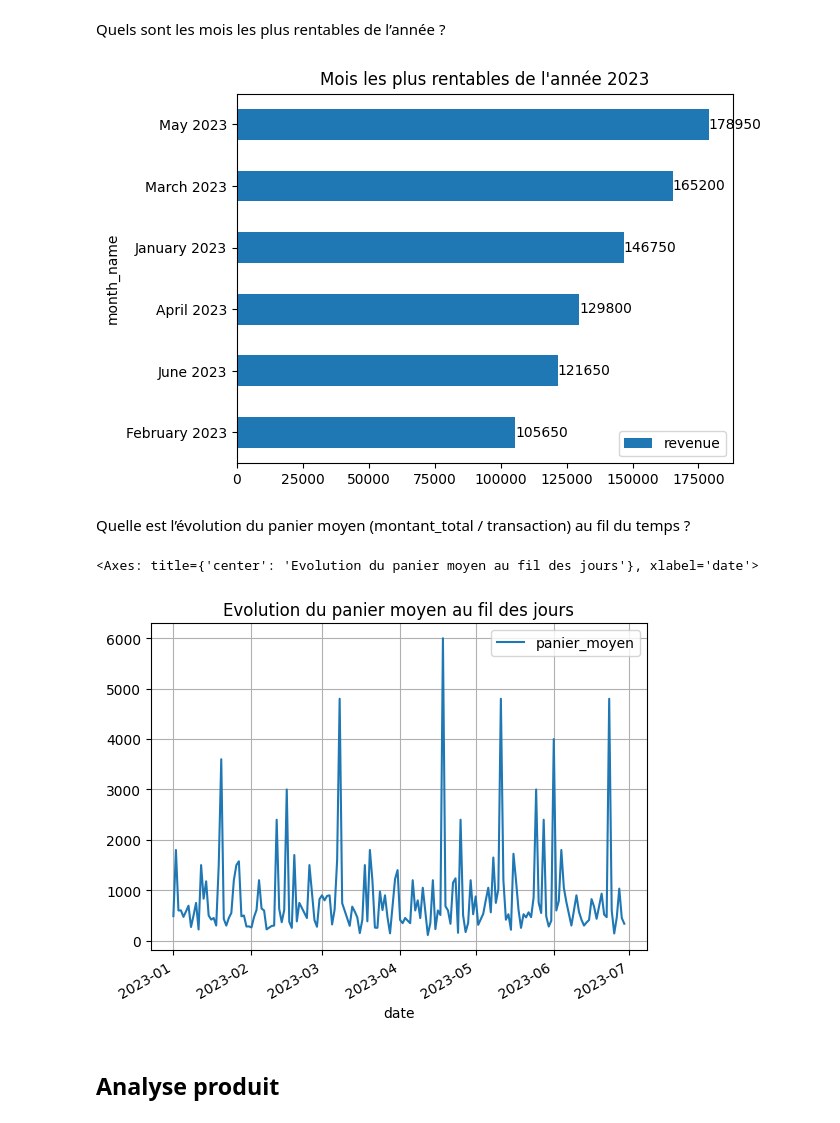
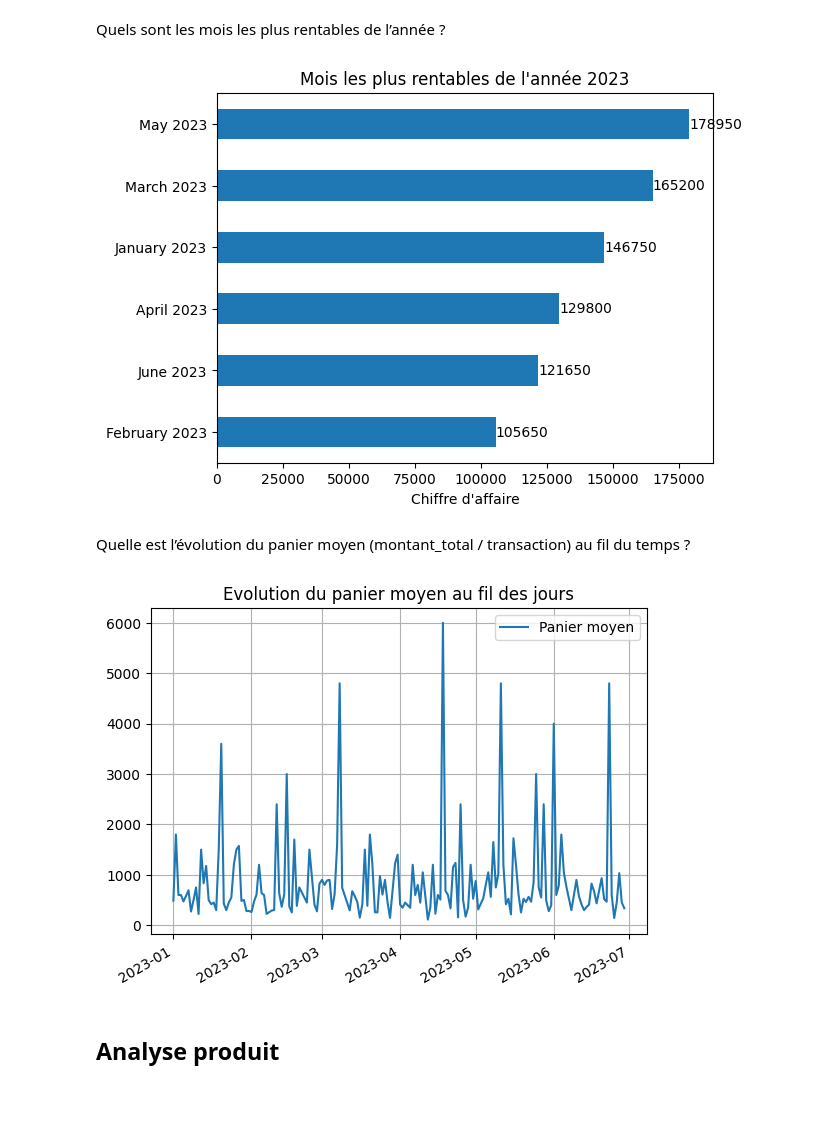
Before and after one commit to thomas-lefloch/spark_dbt, a Jupyter notebook: data_cleaning.ipynb, the cells around one changed output. Drawn from its saved outputs; the diff is of its cells as text; code cells hidden in the pictures.

```diff
--- a/data_cleaning.ipynb
+++ b/data_cleaning.ipynb
@@ -355,22 +358,29 @@ sql(avg_basket_per_day).plot(x="month", y="revenue", title="Chiffre d'affaires m
 # %% [markdown]
 Quels sont les mois les plus rentables de l’année ?
 # %%
-avg_basket_per_day = """
+query = """
 SELECT
     date_trunc('month', date) as month,
     SUM(montant_total) as revenue
 FROM fact_vente
 WHERE year(date) = 2023
 GROUP BY month
 ORDER BY revenue ASC;
 """
 
-data = sql(avg_basket_per_day)
+data = sql(query)
 data["month_name"] = data["month"].dt.strftime("%B %Y")
-p = data.plot.barh(x="month_name", y="revenue", title="Mois les plus rentables de l'année 2023")
-_ = p.bar_label(p.containers[0])
+plt = data.plot.barh(
+    x="month_name",
+    y="revenue",
+    xlabel="Chiffre d'affaire",
+    ylabel="",
+    legend= None,
+    title="Mois les plus rentables de l'année 2023",
+)
+_ = plt.bar_label(plt.containers[0])
 # %% [output]
-[figure, old version]
+[figure, new version]
 # %% [markdown]
 Quelle est l’évolution du panier moyen (montant_total / transaction) au fil du temps ?
 # %%
@@ -383,15 +393,16 @@ GROUP BY date
 ORDER BY date ASC;
 """
 data = sql(query)
-_ = data.plot(
+plt = data.plot(
     x="date",
+    xlabel="",
     y="panier_moyen",
     title="Evolution du panier moyen au fil des jours",
     grid=True,
 )
+_ = plt.legend(["Panier moyen"])
 # %% [output]
-<Axes: title={'center': 'Evolution du panier moyen au fil des jours'}, xlabel='date'>
-[figure, old version]
+[figure, new version]
 # %% [markdown]
 ## Analyse produit
 # %% [markdown]
```
Also changed, not shown: parts of 7 cells of this notebook.
